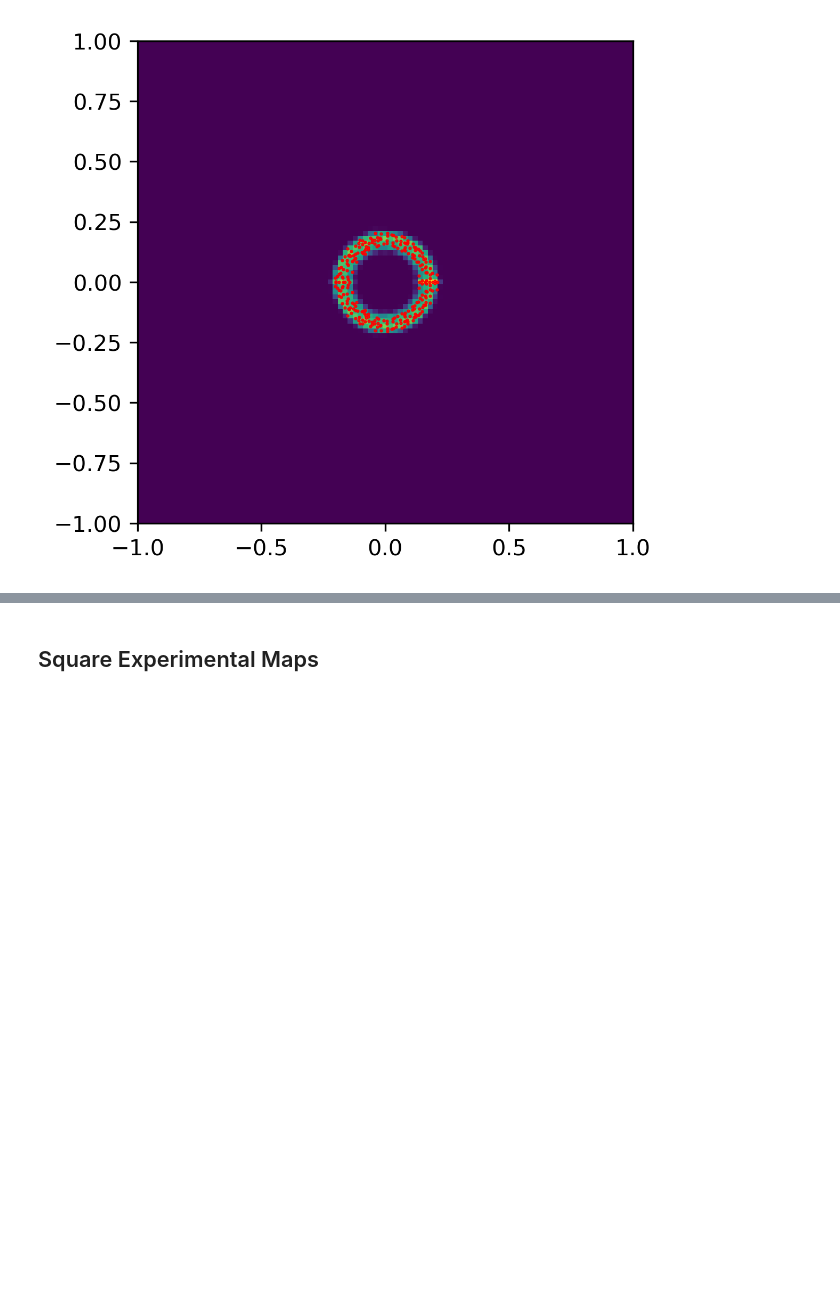
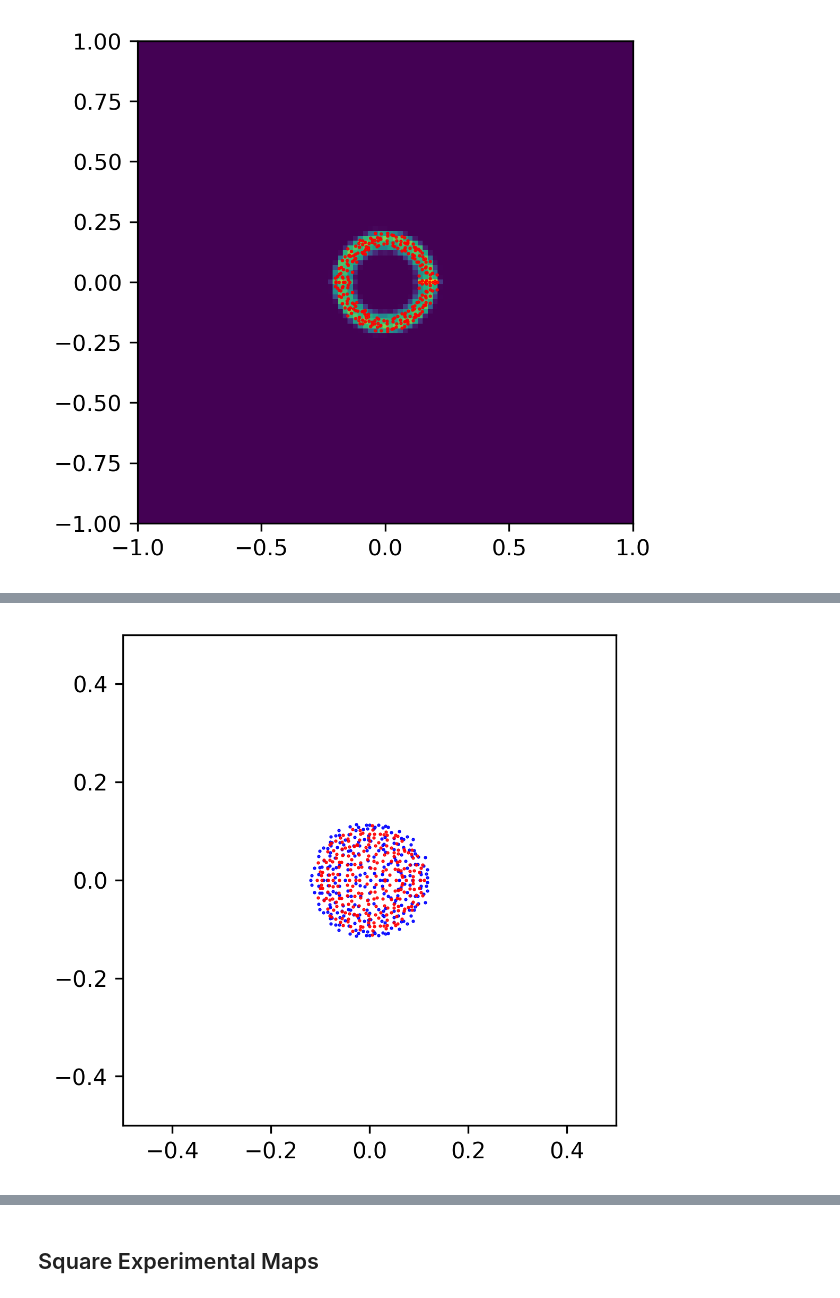
Before and after one commit to KristianWold/experimental-quantum-spectrum, a Jupyter notebook: notebooks/nisq_spectrum/diluted_unitary/Diluted Unitary Fitting, Analysis.ipynb, the cells around one changed output, grey strips where cells are left out. Saved outputs shown, nothing was run; the diff lists cells and outputs as text; code cells hidden in the pictures; blank space fills up the shorter version.

```diff
--- a/notebooks/nisq_spectrum/diluted_unitary/Diluted Unitary Fitting, Analysis.ipynb
+++ b/notebooks/nisq_spectrum/diluted_unitary/Diluted Unitary Fitting, Analysis.ipynb
@@ -356,0 +391,26 @@ plt.show()
+# %%
+np.random.seed(42)
+random.seed(42)
+tf.random.set_seed(42)
+rng = np.random.default_rng(seed=42)
+
+map = DilutedKrausMap(U = generate_unitary(2**4),
+                      c = 0.08,
+                      kraus_part = KrausMap(d=2**4, rank=100))
+
+spectrum_DU = channel_spectrum(diluted4.channel)
+spectrum_DU1 = channel_spectrum(map)
+
+fig = plt.figure(figsize=(4,4), dpi = 300, facecolor='w', edgecolor='k')
+
+#plt.hist2d(spectrum_resample[:,0], spectrum_resample[:,1], bins = np.linspace(-1, 1, 100), norm=mpl.colors.PowerNorm(gamma=1))
+plt.plot(spectrum_DU1[:,0], spectrum_DU1[:,1], "bo", markersize=0.5)
+plt.plot(spectrum5[:,0], spectrum5[:,1], "ro", markersize=0.5)
+#plt.plot(spectrum_DU[:,0], spectrum_DU[:,1], "bo", markersize=0.5)
+
+#plt.savefig("figures/" + "diluted_fitting_4qubit_32layer.pdf", bbox_inches='tight')
+plt.xlim([-0.5, 0.5])
+plt.ylim([-0.5, 0.5])
+plt.show()
+# %% [output]
+[figure, added]
```
Also changed, not shown: parts of 7 cells of this notebook, 6 other files.
